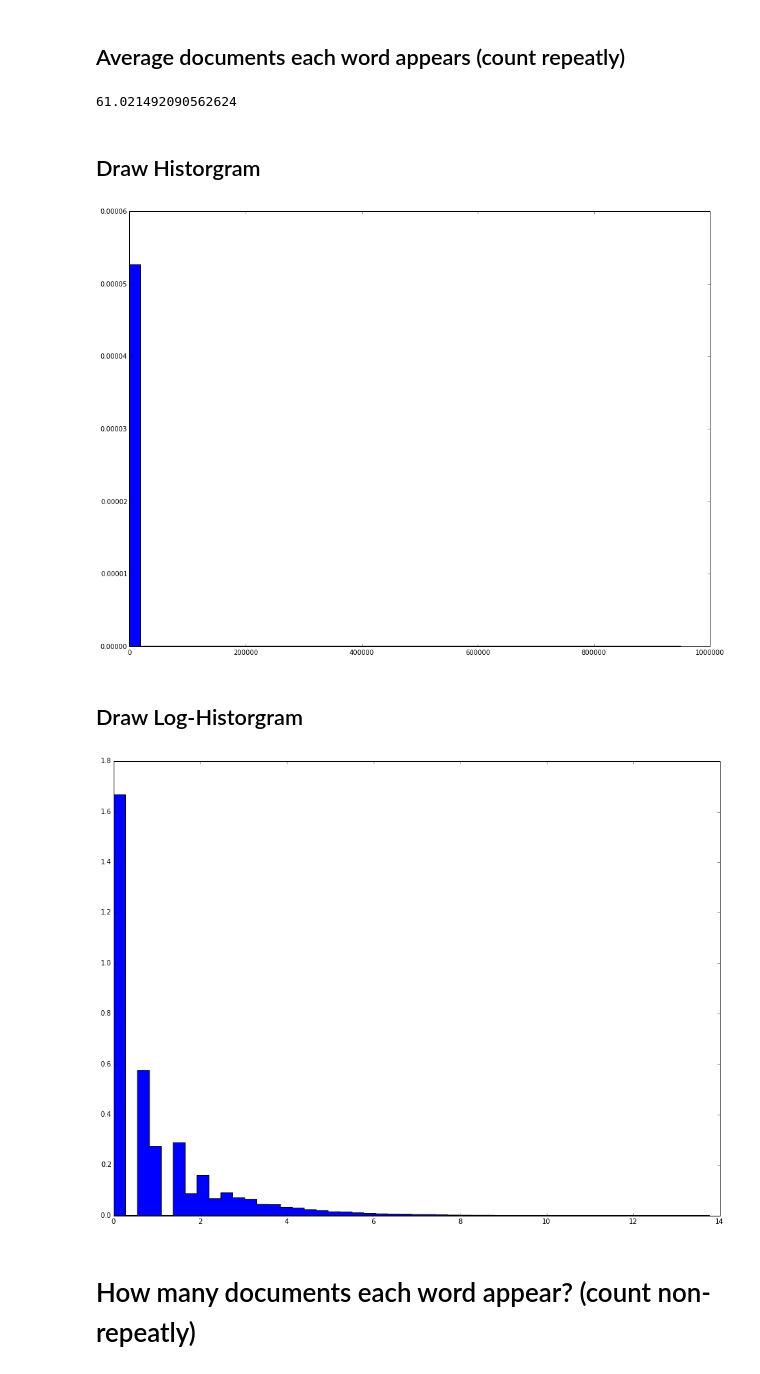
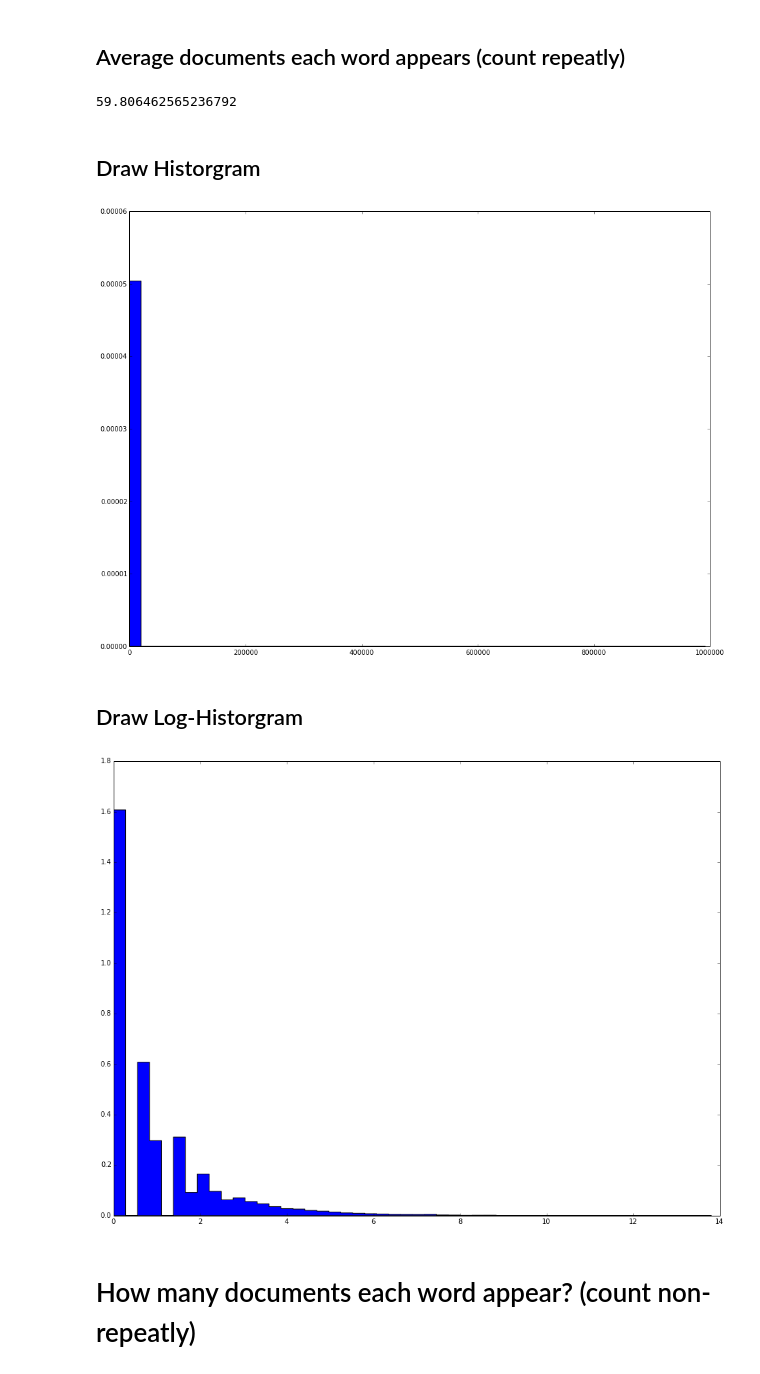
Before and after one commit to c3h3/PlaYnlp, a Jupyter notebook: ipynbs/HelloPlaYnlp_demo_sdfs_sdtm.ipynb, the cells around one changed output. Cells and saved outputs as stored; diff of their text form; code cells hidden in the pictures.

```diff
--- a/ipynbs/HelloPlaYnlp_demo_sdfs_sdtm.ipynb
+++ b/ipynbs/HelloPlaYnlp_demo_sdfs_sdtm.ipynb
@@ -224,7 +226,7 @@ articles_df.groupby("Board").groups.keys()
 test_ptt_text_sdtm = vcr.vectorize_text(df=articles_df,
                                          text_col="text",
                                          idx_col="url",
-                                         cond_query={"Board":"Accounting"},
+                                         cond_query={"Board":u'Statistics'},
                                          idx_query= [],
                                          vect_gen=vcr.CountVectorizer,
                                          vect_gen_init_kwargs = jieba_vec_count_kwargs,
@@ -347,23 +370,23 @@ test_ptt_text_sdtm.summarize_sdf(L1_norm_col_summarizer)
 # %% [markdown]
 ## Average documents each word appears (count repeatly)
 # %%
-test_ptt_text_sdtm.summarize_sdf(L1_norm_col_summarizer)._data.mean()
+test_ptt_text_sdtm.summary._data.mean()
 # %% [output]
-61.021492090562624
+59.806462565236792
 # %% [markdown]
 ## Draw Historgram
 # %%
-n, bins, patches = pylab.hist(test_ptt_text_sdtm.summarize_sdf(L1_norm_col_summarizer)._data,
+n, bins, patches = pylab.hist(test_ptt_text_sdtm.summary._data,
                               50, normed=1, histtype='stepfilled')
 # print bins
 # %% [output]
-[figure, old version]
+[figure, new version]
 # %% [markdown]
 ## Draw Log-Historgram
 # %%
-n, bins, patches = pylab.hist(np.log(test_ptt_text_sdtm.summarize_sdf(L1_norm_col_summarizer)._data),
+n, bins, patches = pylab.hist(np.log(test_ptt_text_sdtm.summary._data),
                               50, normed=1, histtype='stepfilled')
 # %% [output]
-[figure, old version]
+[figure, new version]
 # %% [markdown]
 # How many documents each word appear? (count non-repeatly)
```
Also changed, not shown: parts of 56 cells of this notebook.
